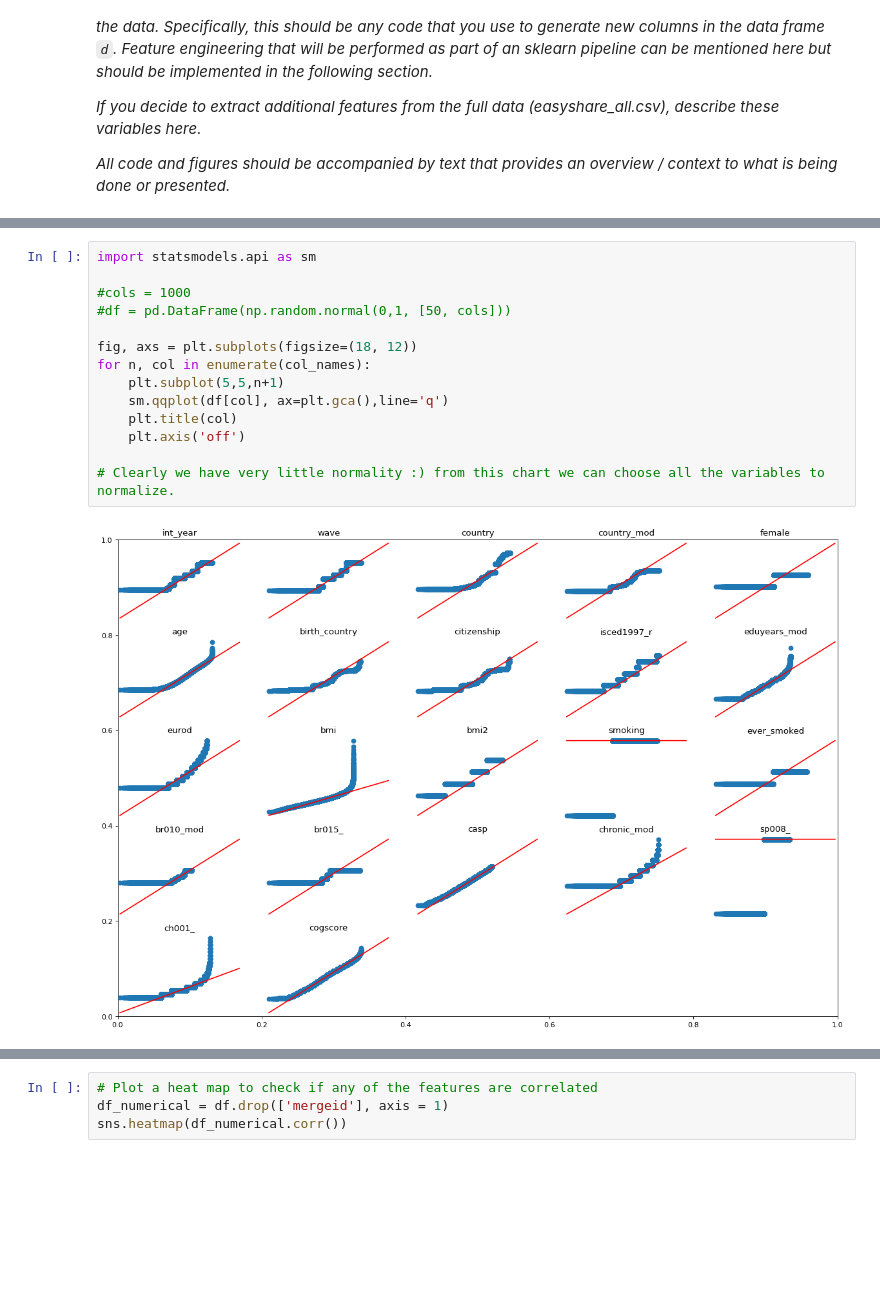
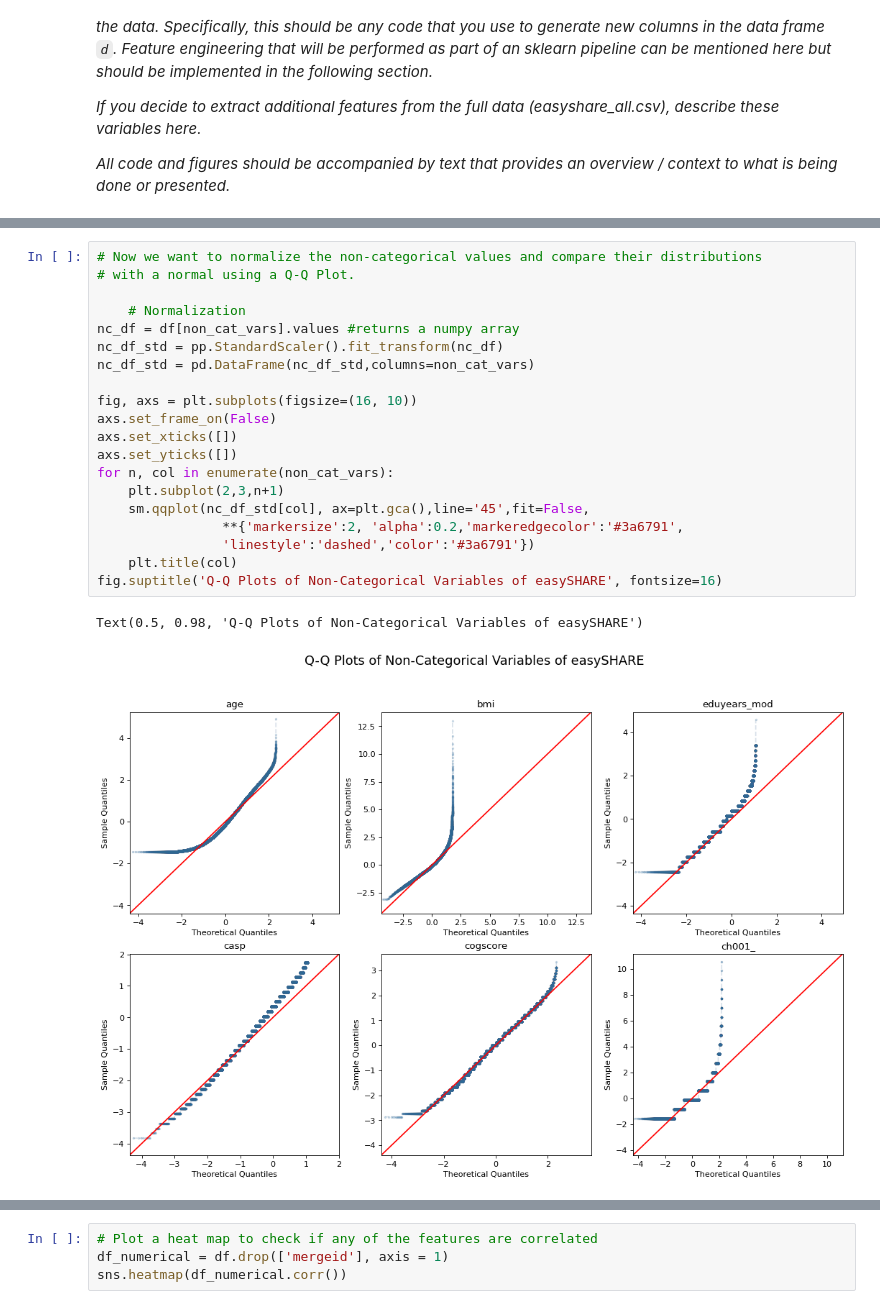
Before and after one commit to ananyajai/mlp_coursework_01, a Jupyter notebook: project1.ipynb, the cells around one changed output, grey strips where cells are left out. Drawn from its saved outputs; the diff is of its cells as text; blank space fills up the shorter version.

```diff
--- a/project1.ipynb
+++ b/project1.ipynb
@@ -164,16 +184,23 @@ memory usage: 17.3+ MB
 # %%
-import statsmodels.api as sm
+# Now we want to normalize the non-categorical values and compare their distributions
+# with a normal using a Q-Q Plot.
 
-#cols = 1000
-#df = pd.DataFrame(np.random.normal(0,1, [50, cols]))
+    # Normalization
+nc_df = df[non_cat_vars].values #returns a numpy array
+nc_df_std = pp.StandardScaler().fit_transform(nc_df)
+nc_df_std = pd.DataFrame(nc_df_std,columns=non_cat_vars)
 
-fig, axs = plt.subplots(figsize=(18, 12))
-for n, col in enumerate(col_names):
-    plt.subplot(5,5,n+1)
-    sm.qqplot(df[col], ax=plt.gca(),line='q')
+fig, axs = plt.subplots(figsize=(16, 10))
+axs.set_frame_on(False)
+axs.set_xticks([])
+axs.set_yticks([])
+for n, col in enumerate(non_cat_vars):
+    plt.subplot(2,3,n+1)
+    sm.qqplot(nc_df_std[col], ax=plt.gca(),line='45',fit=False,
+                **{'markersize':2, 'alpha':0.2,'markeredgecolor':'#3a6791',
+                'linestyle':'dashed','color':'#3a6791'})
     plt.title(col)
-    plt.axis('off')
-
-# Clearly we have very little normality :) from this chart we can choose all the variables to normalize.
+fig.suptitle('Q-Q Plots of Non-Categorical Variables of easySHARE', fontsize=16)
 # %% [output]
+Text(0.5, 0.98, 'Q-Q Plots of Non-Categorical Variables of easySHARE')
-[figure, old version]
+[figure, new version]
```
Also changed, not shown: parts of 9 cells of this notebook.
